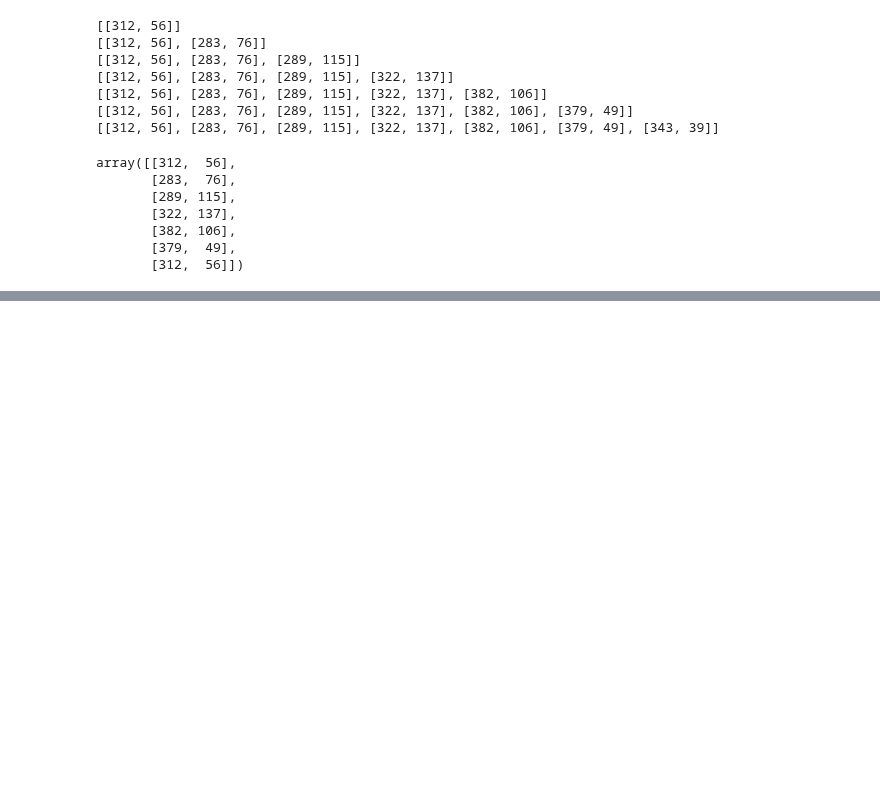
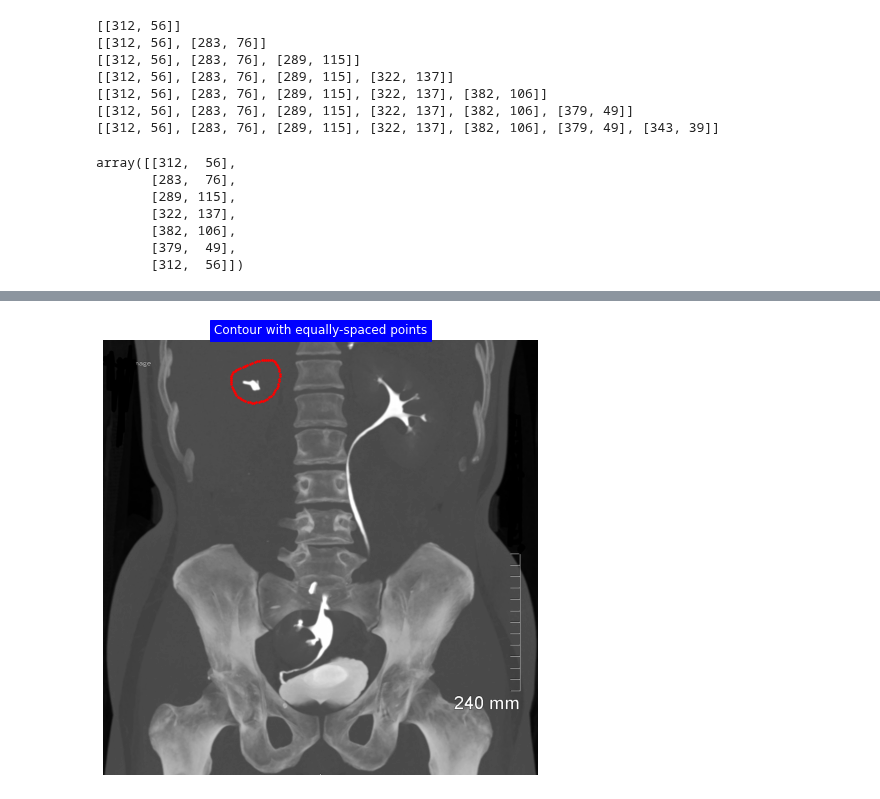
Before and after one commit to zahrasalarian/Digital-Image-Processing-for-Medical-Applications, a Jupyter notebook: HW6/pt-4.ipynb, the cells around one changed output, grey strips where cells are left out. Cells and saved outputs as stored; diff of their text form; code cells hidden in the pictures; blank space fills up the shorter version.

```diff
--- a/HW6/pt-4.ipynb
+++ b/HW6/pt-4.ipynb
@@ -68,0 +81,27 @@ array([[312,  56],
+# %%
+def equally_spaced_boundary_pts(initial_points, pt_spacing=10):
+    # interpolate boundary
+    tck, u = splprep(initial_points.T, u=None, s=0.0, per=1)
+    u_new = np.linspace(u.min(), u.max(), 1000)
+    x_new, y_new = splev(u_new, tck, der=0)
+
+    # get equi-spaced points along spline-interpolated boundary
+    x_diff, y_diff = np.diff(x_new), np.diff(y_new)
+    S = simps(np.sqrt(x_diff**2 + y_diff**2))
+    N = int(round(S/pt_spacing))
+
+    u_equidist = np.linspace(0, 1, N+1)
+    x_equidist, y_equidist = splev(u_equidist, tck, der=0)
+    return np.array(list(zip(x_equidist, y_equidist)))
+# %%
+boundary_pts = equally_spaced_boundary_pts(renalcell_points, pt_spacing=5)
+# %%
+fig, ax = plt.subplots(figsize=(18, 8))
+## disable x & y axis
+ax.axis('off')
+plt.title('Contour with equally-spaced points', color='white', backgroundcolor='blue')
+ax.imshow(renalcell_img, cmap='gray')
+ax.scatter(boundary_pts[:, 0], boundary_pts[:, 1], marker=".", color="red", s=10)
+plt.show()
+# %% [output]
+[figure, added]
```
Also changed, not shown: parts of 2 cells of this notebook.
